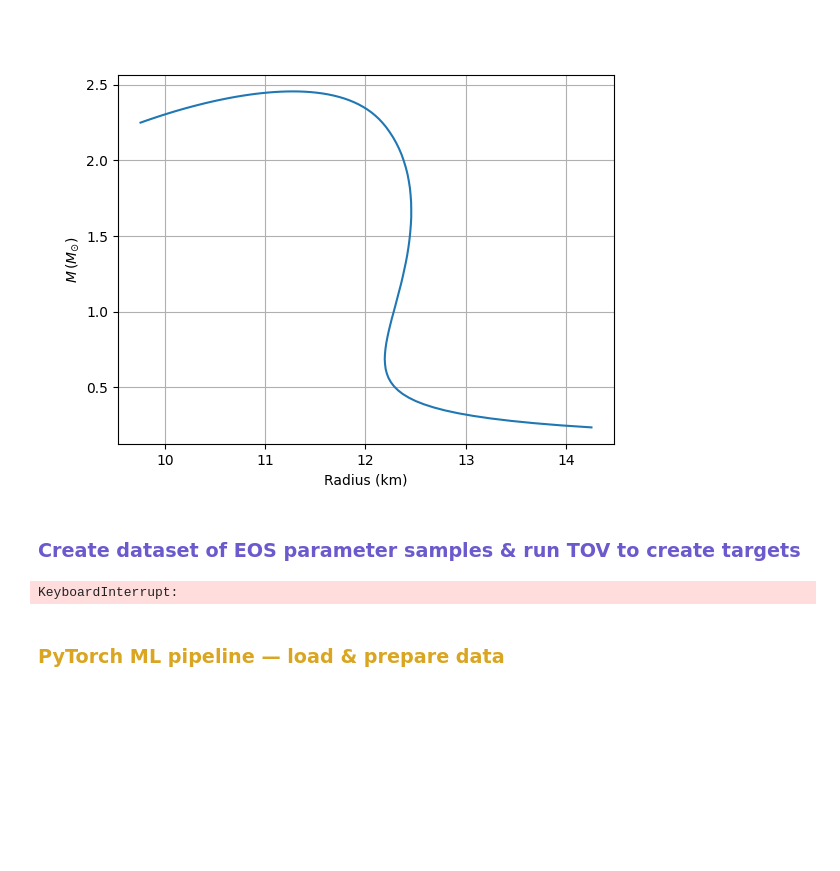
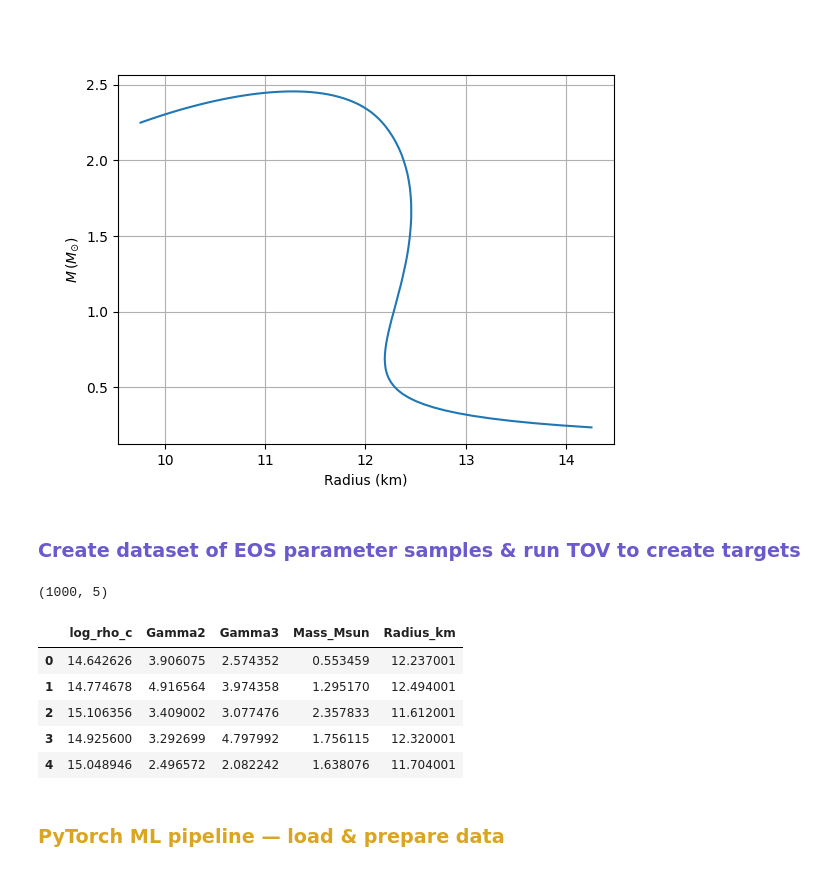
Before and after one commit to vn-kkk/ML-for-Neutron-Stars, a Jupyter notebook: 8_Emulator_PIRNN_PPEOS(EOS+CD)_MR/PP_TOV_Emulator.ipynb, the cells around one changed output. Cells and saved outputs as stored; diff of their text form; code cells hidden in the pictures; blank space fills up the shorter version.

```diff
--- a/8_Emulator_PIRNN_PPEOS(EOS+CD)_MR/PP_TOV_Emulator.ipynb
+++ b/8_Emulator_PIRNN_PPEOS(EOS+CD)_MR/PP_TOV_Emulator.ipynb
@@ -201,7 +201,7 @@ Text(0, 0.5, '$M \\, (M_{\\odot})$')
 ### <div style= 'color: slateblue'>Create dataset of EOS parameter samples & run TOV to create targets
 # %%
 # Number of EOS samples
-num_samples = 10000
+num_samples = 1000
 
 EOS_params = np.random.uniform(low=[1.4, 1.4],
                                    high=[5., 5.],
@@ -225,8 +225,23 @@ EOS_data = np.hstack([logrho_c_samples, EOS_params, np.array(MR_data)])
 
 # Save dataset
 np.save("EOS_dataset.npy", EOS_data)
-# %% [output]
-KeyboardInterrupt:
+# %%
+np.shape(EOS_data)  # Should be (num_samples, 5)
+# %% [output]
+(1000, 5)
+# %%
+# Checking the dataset with added column headers
+Column_headers = ['log_rho_c', 'Gamma2', 'Gamma3', 'Mass_Msun', 'Radius_km']
+import pandas as pd
+df = pd.DataFrame(EOS_data, columns=Column_headers)
+df.head()
+# %% [output]
+|  | log_rho_c | Gamma2 | Gamma3 | Mass_Msun | Radius_km |
+| 0 | 14.642626 | 3.906075 | 2.574352 | 0.553459 | 12.237001 |
+| 1 | 14.774678 | 4.916564 | 3.974358 | 1.295170 | 12.494001 |
+| 2 | 15.106356 | 3.409002 | 3.077476 | 2.357833 | 11.612001 |
+| 3 | 14.925600 | 3.292699 | 4.797992 | 1.756115 | 12.320001 |
+| 4 | 15.048946 | 2.496572 | 2.082242 | 1.638076 | 11.704001 |
 # %% [markdown]
 ### <div style= 'color: goldenrod'> PyTorch ML pipeline — load & prepare data
 # %%
```
Also changed, not shown: parts of 1 cell of this notebook, 24 other files.
